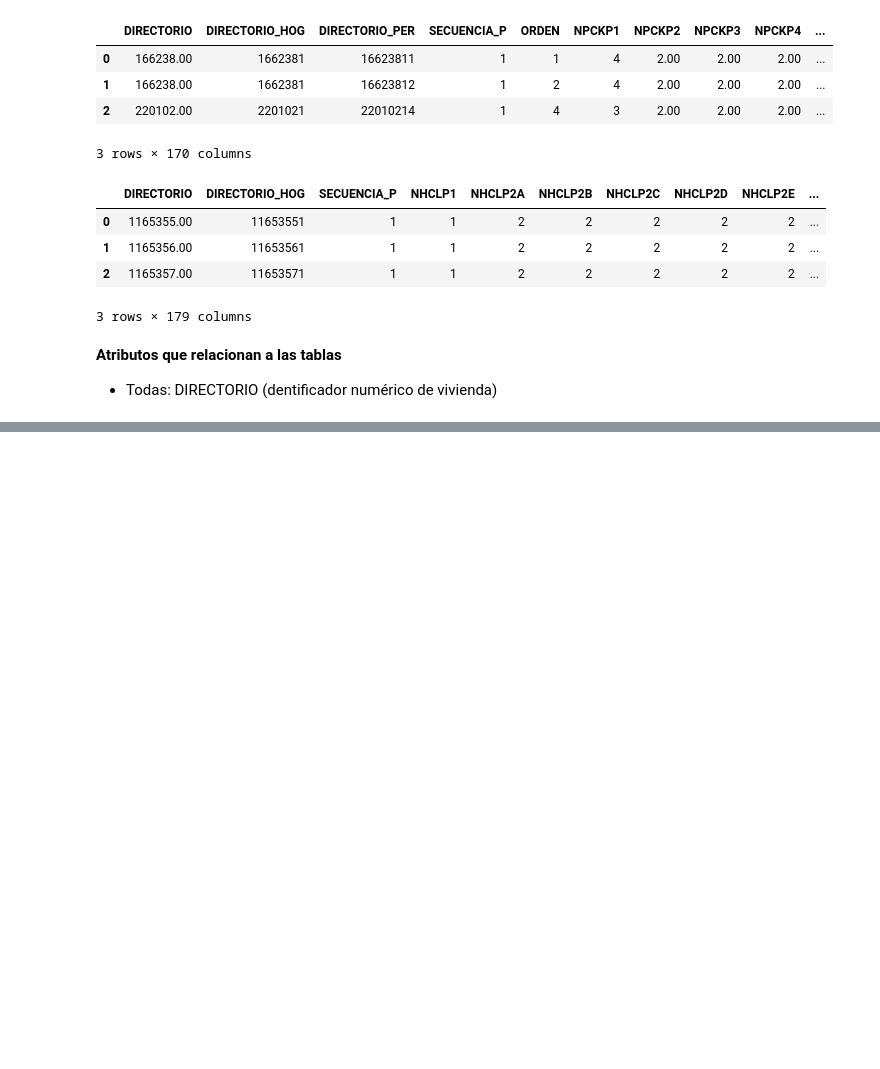
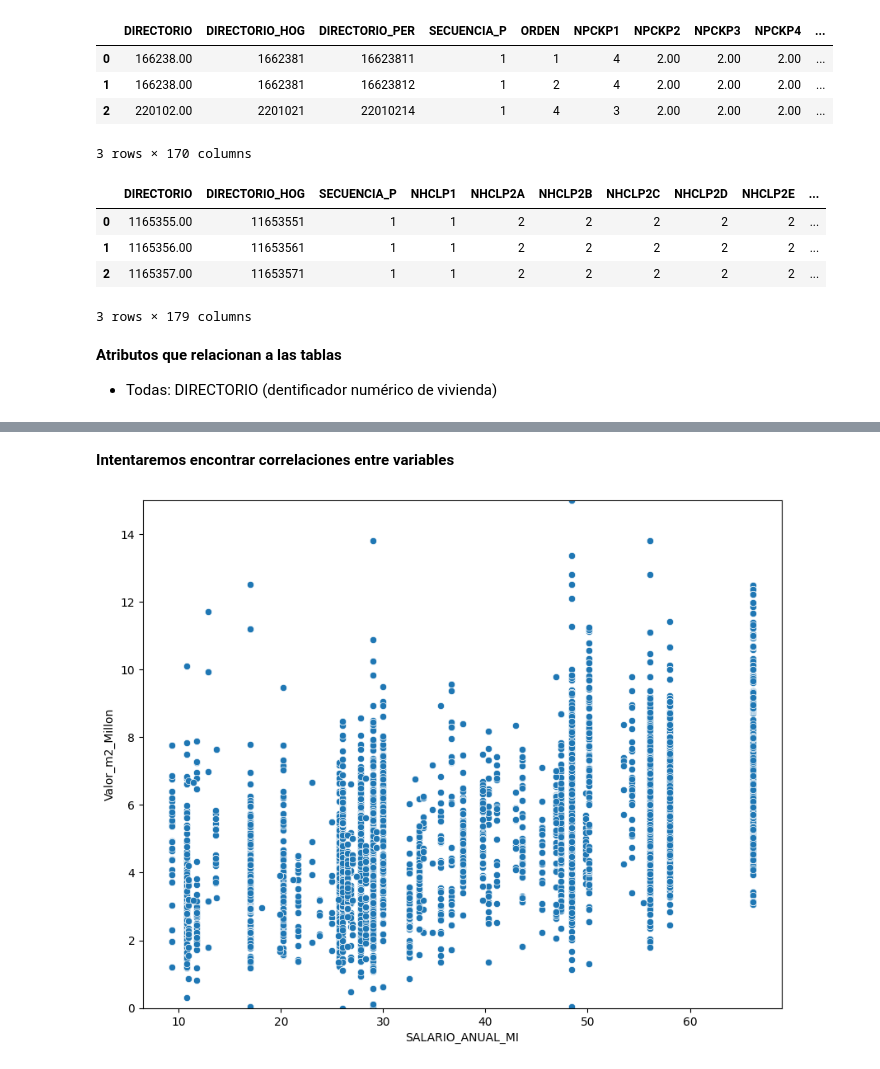
Before and after one commit to JuanLG1998/InmersionDatosALURA, a Jupyter notebook: INMERSION_DATOS.ipynb, the cells around one changed output, grey strips where cells are left out. Drawn from its saved outputs; the diff is of its cells as text; code cells hidden in the pictures; blank space fills up the shorter version.

```diff
--- a/INMERSION_DATOS.ipynb
+++ b/INMERSION_DATOS.ipynb
@@ -1000,0 +1363,4 @@ datos_l.head(3)
+# %%
+# Generando nueva columna con los salarios anuales
+datos_ml['SALARIO_ANUAL_MI'] = datos_ml['SALARIO_MES']*12/1000000
+datos_ml['SALARIO_ANUAL_MI']
@@ -1000,0 +1380,10 @@ datos_l.head(3)
+# %% [markdown]
+**Intentaremos encontrar correlaciones entre variables**
+# %%
+# Realizando un gráfico para observar la relación entre el salario de los habitantes y el precio de los inmuebls por m2
+plt.figure(figsize=(10,8))
+sns.scatterplot(data=datos_ml, x='SALARIO_ANUAL_MI',y ='Valor_m2_Millon')
+plt.ylim((0,15))
+plt.show()
+# %% [output]
+[figure, added]
```
Also changed, not shown: parts of 61 cells of this notebook.
